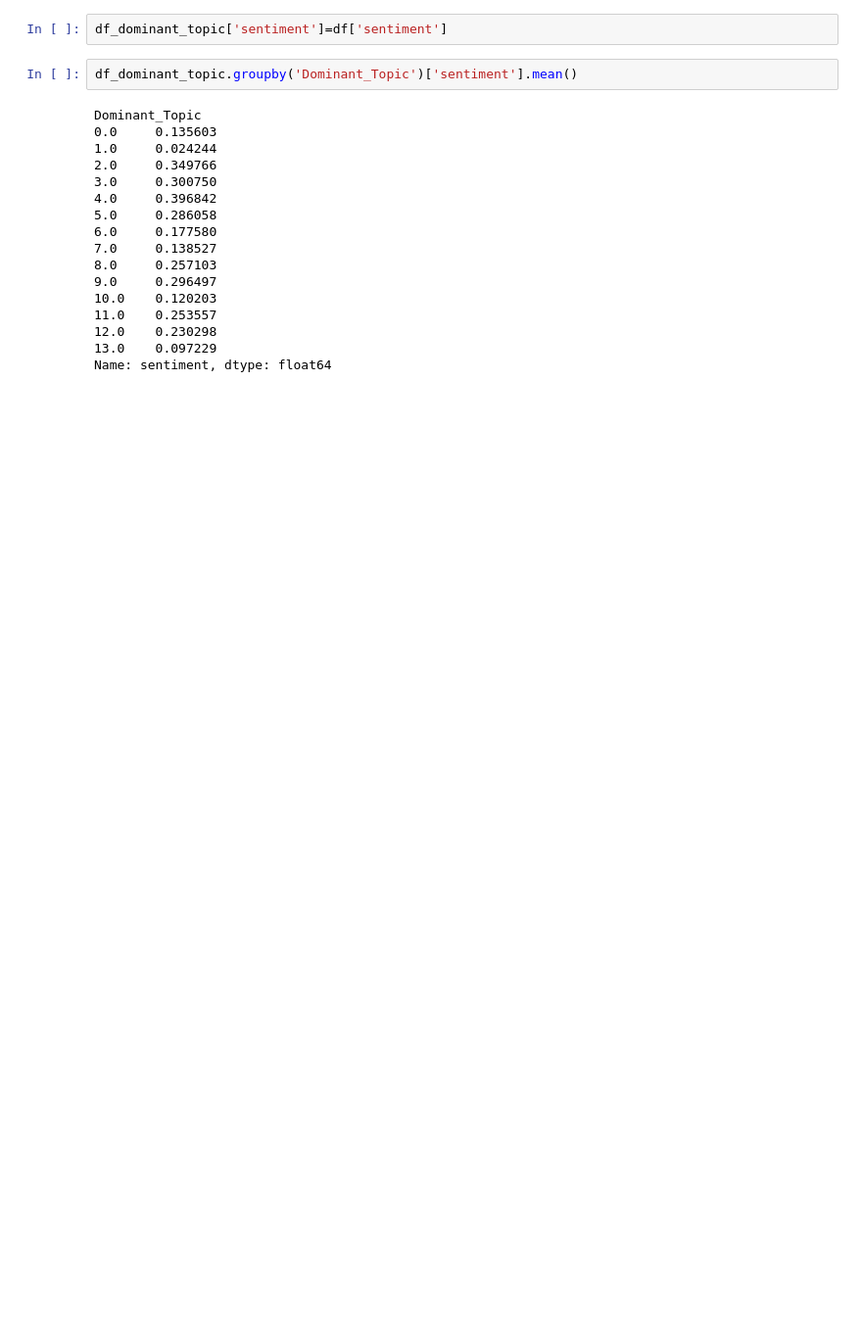
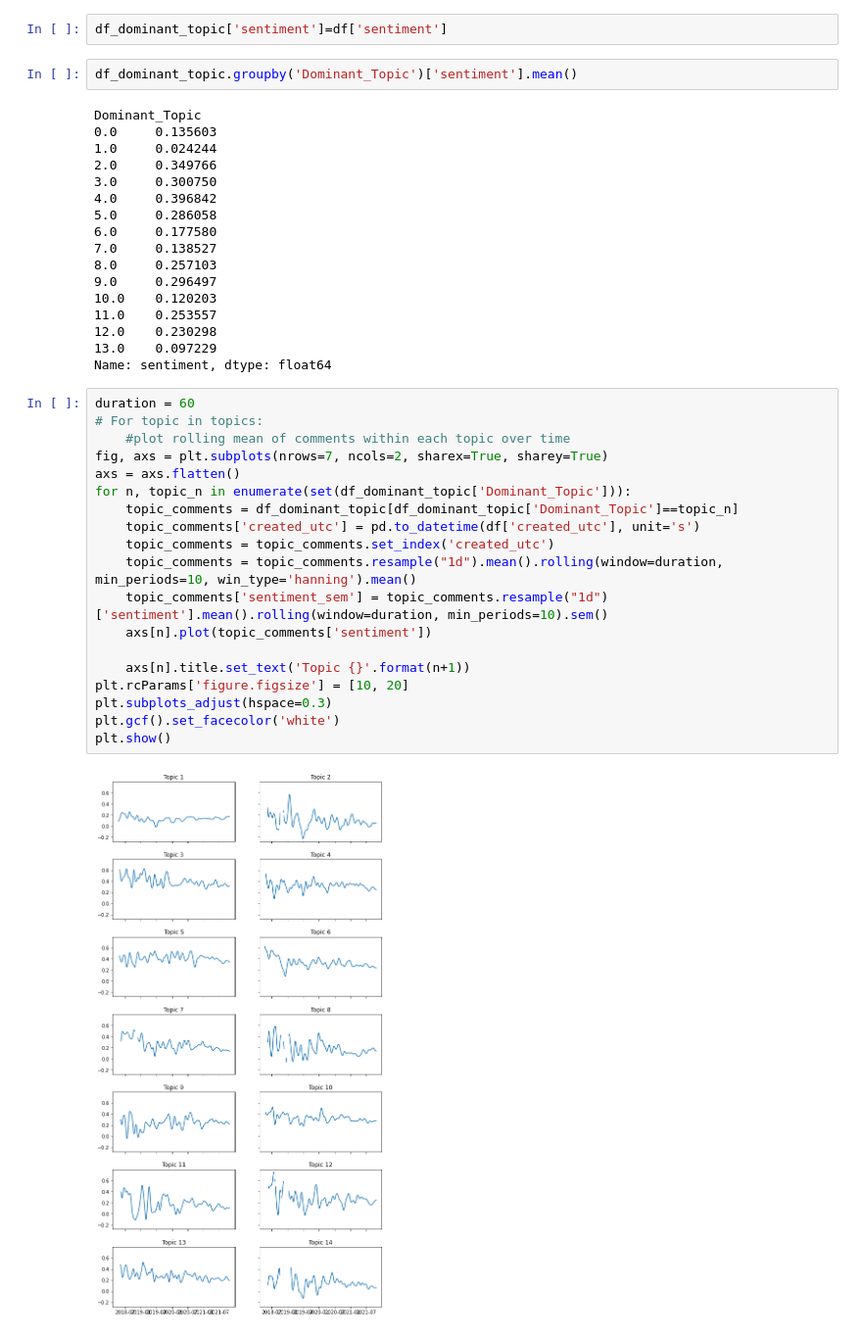
Before and after one commit to StuMaitland/reddit_scraper, a Jupyter notebook: lda_test.ipynb, the cells around one changed output. Shown at 98% size. Cells and saved outputs as stored; diff of their text form; blank space fills up the shorter version.

```diff
--- a/lda_test.ipynb
+++ b/lda_test.ipynb
@@ -283,3 +322,24 @@ Dominant_Topic
 12.0    0.230298
 13.0    0.097229
 Name: sentiment, dtype: float64
+# %%
+duration = 60
+# For topic in topics:
+    #plot rolling mean of comments within each topic over time
+fig, axs = plt.subplots(nrows=7, ncols=2, sharex=True, sharey=True)
+axs = axs.flatten()
+for n, topic_n in enumerate(set(df_dominant_topic['Dominant_Topic'])):
+    topic_comments = df_dominant_topic[df_dominant_topic['Dominant_Topic']==topic_n]
+    topic_comments['created_utc'] = pd.to_datetime(df['created_utc'], unit='s')
+    topic_comments = topic_comments.set_index('created_utc')
+    topic_comments = topic_comments.resample("1d").mean().rolling(window=duration, min_periods=10, win_type='hanning').mean()
+    topic_comments['sentiment_sem'] = topic_comments.resample("1d")['sentiment'].mean().rolling(window=duration, min_periods=10).sem()
+    axs[n].plot(topic_comments['sentiment'])
+
+    axs[n].title.set_text('Topic {}'.format(n+1))
+plt.rcParams['figure.figsize'] = [10, 20]
+plt.subplots_adjust(hspace=0.3)
+plt.gcf().set_facecolor('white')
+plt.show()
+# %% [output]
+[figure, added]
```
Also changed, not shown: parts of 3 cells of this notebook, 1 other file.
